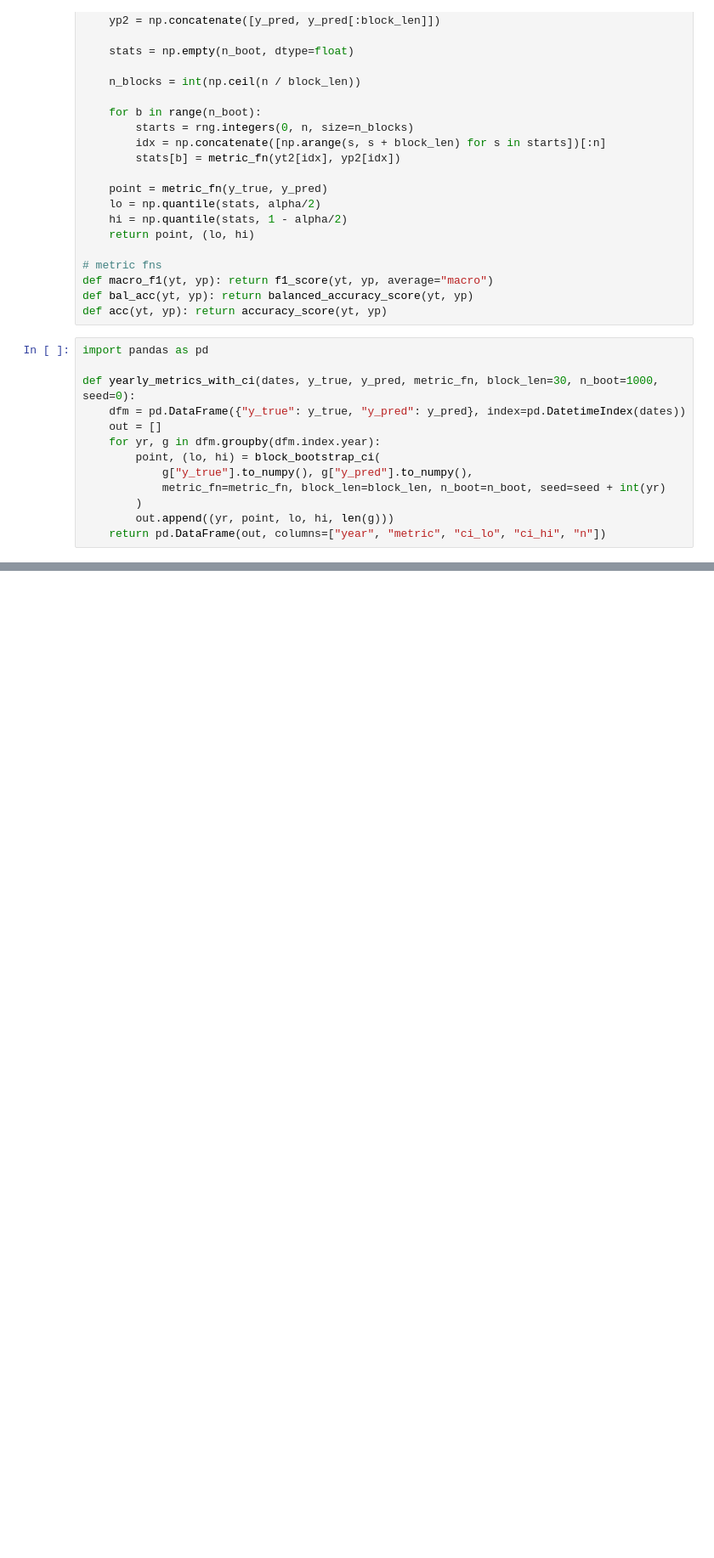
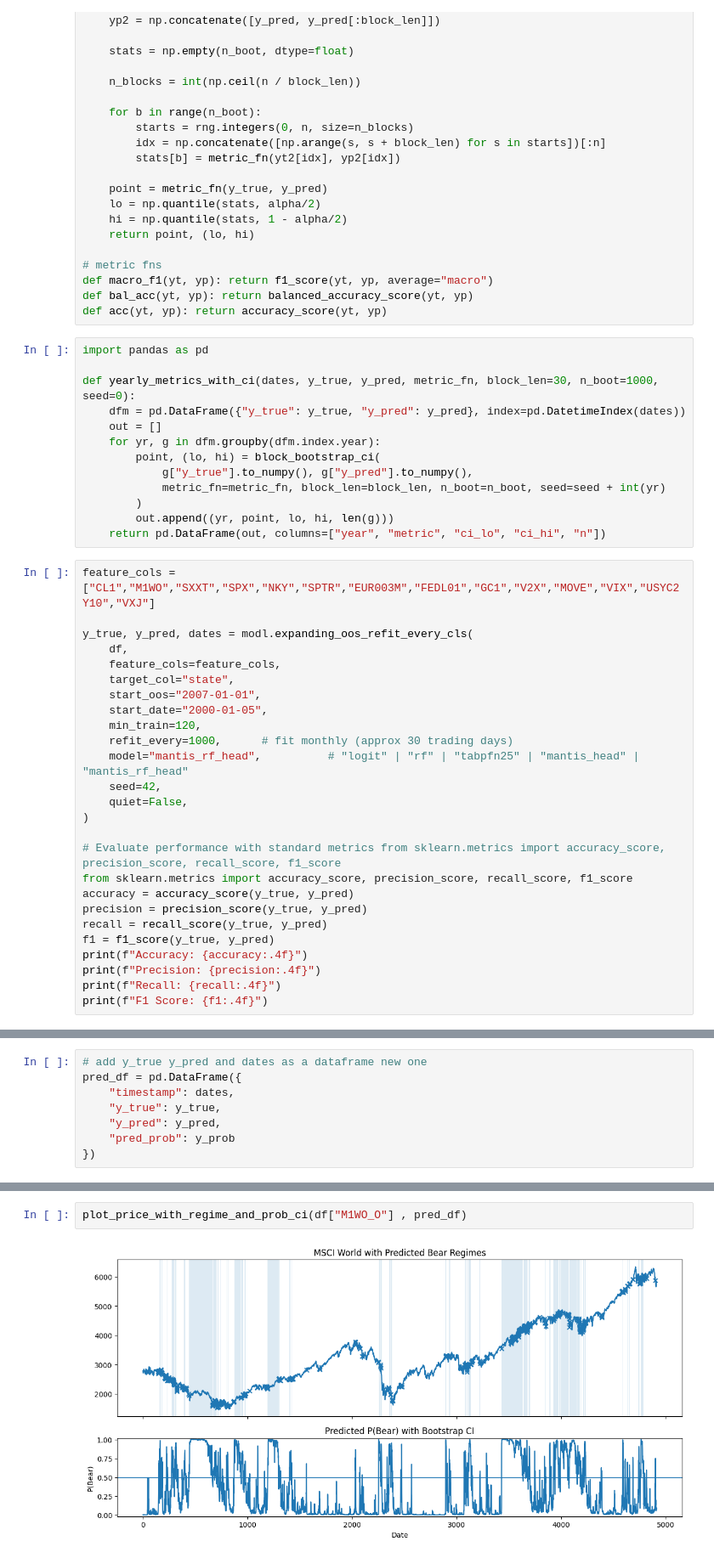
Before and after one commit to KiliTili/Masterarbeit, a Jupyter notebook: Notebooks/Benchmark/modelling_classification_msci_new.ipynb, the cells around one changed output, grey strips where cells are left out. Shown at 85% size. Drawn from its saved outputs; the diff is of its cells as text; blank space fills up the shorter version.

```diff
--- a/Notebooks/Benchmark/modelling_classification_msci_new.ipynb
+++ b/Notebooks/Benchmark/modelling_classification_msci_new.ipynb
@@ -387,3 +294,29 @@ def yearly_metrics_with_ci(dates, y_true, y_pred, metric_fn, block_len=30, n_boo
         )
         out.append((yr, point, lo, hi, len(g)))
     return pd.DataFrame(out, columns=["year", "metric", "ci_lo", "ci_hi", "n"])
+# %%
+feature_cols = ["CL1","M1WO","SXXT","SPX","NKY","SPTR","EUR003M","FEDL01","GC1","V2X","MOVE","VIX","USYC2Y10","VXJ"]
+
+y_true, y_pred, dates = modl.expanding_oos_refit_every_cls(
+    df,
+    feature_cols=feature_cols,
+    target_col="state",
+    start_oos="2007-01-01",
+    start_date="2000-01-05",
+    min_train=120,
+    refit_every=1000,      # fit monthly (approx 30 trading days)
+    model="mantis_rf_head",          # "logit" | "rf" | "tabpfn25" | "mantis_head" | "mantis_rf_head"
+    seed=42,
+    quiet=False,
+)
+
+# Evaluate performance with standard metrics from sklearn.metrics import accuracy_score, precision_score, recall_score, f1_score
+from sklearn.metrics import accuracy_score, precision_score, recall_score, f1_score
+accuracy = accuracy_score(y_true, y_pred)
+precision = precision_score(y_true, y_pred)
+recall = recall_score(y_true, y_pred)
+f1 = f1_score(y_true, y_pred)
+print(f"Accuracy: {accuracy:.4f}")
+print(f"Precision: {precision:.4f}")
+print(f"Recall: {recall:.4f}")
+print(f"F1 Score: {f1:.4f}")
@@ -389,0 +337,8 @@ def yearly_metrics_with_ci(dates, y_true, y_pred, metric_fn, block_len=30, n_boo
+# %%
+# add y_true y_pred and dates as a dataframe new one
+pred_df = pd.DataFrame({
+    "timestamp": dates,
+    "y_true": y_true,
+    "y_pred": y_pred,
+    "pred_prob": y_prob
+})
@@ -389,0 +372,4 @@ def yearly_metrics_with_ci(dates, y_true, y_pred, metric_fn, block_len=30, n_boo
+# %%
+plot_price_with_regime_and_prob_ci(df["M1WO_O"] , pred_df)
+# %% [output]
+[figure, added]
```
Also changed, not shown: parts of 19 cells of this notebook, 11 other files.
